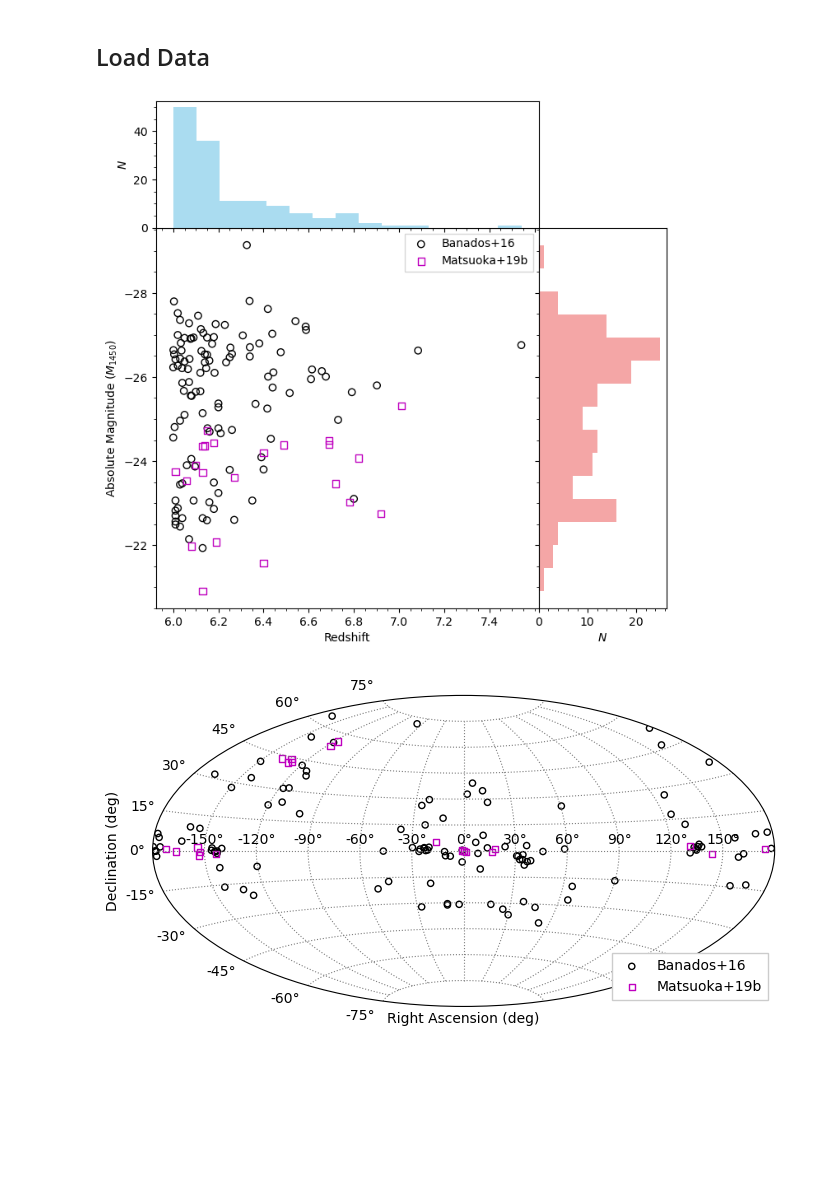
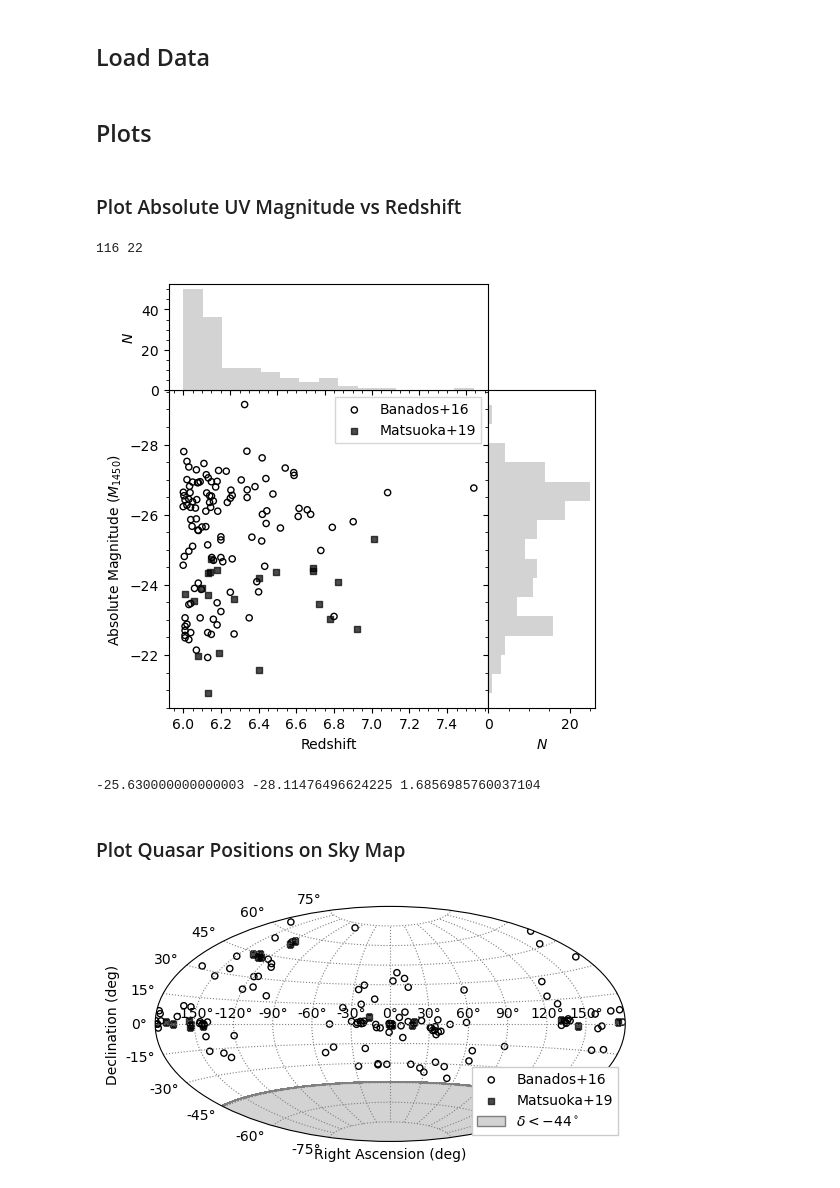
Before and after one commit to pm-keller/qsoimg, a Jupyter notebook: nbooks/catalog_plots.ipynb, the cells around one changed output. Cells and saved outputs as stored; diff of their text form; code cells hidden in the pictures; blank space fills up the shorter version.

```diff
--- a/nbooks/catalog_plots.ipynb
+++ b/nbooks/catalog_plots.ipynb
@@ -15,83 +16,112 @@ import matplotlib.pyplot as plt
 # %% [markdown]
 ## Load Data
 # %%
+# directory where the L-Band continuum images are stored
 imdir = "/rds/user/pmk46/hpc-work/19A-056/final"
-qso_catalog = QTable.read('Quasar_catalog_Banados+16_Matsuoka+19a_Matsuoka+19b_Wang+18_Wang+19_Reed+19_Yang+20.txt', format='ascii')
-z_list, M_list, ra_list, dec_list, authors = [], [], [], [], []
+
+# path to catalogue table
+qso_catalog = QTable.read('../tables/Quasar_catalog_Banados+16_Matsuoka+19a_Matsuoka+19b_Wang+18_Wang+19_Reed+19_Yang+20.txt', format='ascii')
+
+# initialise data lists
+ref_names, z_list, M_list, ra_list, dec_list, authors = [], [], [], [], [], []
 obsnames = []
 
+# get quasar names from images
 for i, imfits in enumerate(glob.glob(os.path.join(imdir, "images/*.fits"))):
     obsname = list(imfits.split("/")[-1][:14])
     obsname[3] = "_"
     obsname = "".join(obsname)
     obsnames.append(obsname)
 
-    image_data = fits.open(imfits)[0].data[0, 0]
-
+# load catalogue data
 for row in qso_catalog:
     if row["QSO-Name"] in obsnames:
+        ref_names.append(row["Ref-Name"].replace("~", " ").replace("--", "-"))
         z_list.append(row["Redshift"])
         M_list.append(row["M_1450"])
         authors.append(row["Ref"])
         ra_list.append(row["RA"])
         dec_list.append(row["Dec"])
 
+# convert lists to numpy arrays
+ref_names = np.array(ref_names)
 z_list = np.array(z_list)
 M_list = np.array(M_list)
 ra_list = np.array(ra_list)
 dec_list = np.array(dec_list)
 authors = np.array(authors)
+
+# load Banados+16 quasars
+banados16 = np.loadtxt("/rds/user/pmk46/hpc-work/19A-056/pipeline/tables/Banados+16.txt", dtype=str, delimiter=",").T
+names = np.array([name.strip() for name in banados16[0]])
+# %% [markdown]
+## Plots
+# %% [markdown]
+### Plot Absolute UV Magnitude vs Redshift
 # %%
 # Create figure and axes
-fig = plt.figure(figsize=(8, 8))
+fig = plt.figure(figsize=(5.5, 5.5))
+
+# Create subplots
 gs = fig.add_gridspec(4, 4)
 ax_main = fig.add_subplot(gs[1:4, 0:3])
 ax_histx = fig.add_subplot(gs[0, 0:3])
 ax_histy = fig.add_subplot(gs[1:4, 3])
 
 # Scatter plot
-ax_main.scatter(z_list[authors=="Banados+16"], M_list[authors=="Banados+16"], c="None", edgecolors="k", marker="o", label="Banados+16")
+print(len(z_list[authors=="Banados+16"]), len(z_list[authors=="Matsuoka+19b"]))
+ax_main.scatter(z_list[authors=="Banados+16"], M_list[authors=="Banados+16"], c="None", edgecolors="k", marker="o", s=20, label="Banados+16")
+ax_main.scatter(z_list[authors=="Matsuoka+19b"], M_list[authors=="Matsuoka+19b"], alpha=0.7, c="k", edgecolors="k", s=20, marker="s", label="Matsuoka+19")
+
+# THESE ARE CURRENTLY NOT INCLUDED IN OUR SURVEY
 #ax_main.scatter(z_list[authors=="Matsuoka+19a"], M_list[authors=="Matsuoka+19a"], c="None", edgecolors="b", marker="o", label="Matsuoka+19a")
-ax_main.scatter(z_list[authors=="Matsuoka+19b"], M_list[authors=="Matsuoka+19b"], c="None", edgecolors="m", marker="s", label="Matsuoka+19b")
 #ax_main.scatter(z_list[authors=="Wang+18"], M_list[authors=="Wang+18"], c="None", edgecolors="r", label="Wang+18")
 #ax_main.scatter(z_list[authors=="Wang+19"], M_list[authors=="Wang+19"], c="None", edgecolors="orange", label="Wang+19")
 #ax_main.scatter(z_list[authors=="Reed+19"], M_list[authors=="Reed+19"], c="None", edgecolors="c", label="Reed+19")
 #ax_main.scatter(z_list[authors=="Yang+20"], M_list[authors=="Yang+20"], c="None", edgecolors="g", label="Yang+20")
+
 ax_main.invert_yaxis()
 ax_main.legend(fancybox=False)
 
 # Histogram along the x-axis
-ax_histx.hist(z_list, bins=15, color='skyblue', alpha=0.7, orientation='vertical')
+ax_histx.hist(z_list, bins=15, color='lightgray', alpha=1.0,  orientation='vertical')
 ax_histx.set_ylabel(r"$N$")
 ax_histx.set_xticklabels([])
 
 # Histogram along the y-axis
-ax_histy.hist(M_list, bins=15, color='lightcoral', alpha=0.7, orientation='horizontal')
+ax_histy.hist(M_list, bins=15, color='lightgray', alpha=1.0,  orientation='horizontal')
 ax_histy.set_xlabel(r"$N$")
 ax_histy.set_yticklabels([])
 ax_histy.invert_yaxis()
 
 # Set shared axis labels
 ax_main.set_xlabel(r"Redshift")
 ax_main.set_ylabel(r"Absolute Magnitude ($M_{1450}$)")
 
 # Set tick labels for the main plot
 ax_main.set_xticks(np.arange(6.0, 7.6, 0.2))  # Set x-tick locations
 ax_main.set_yticks(np.arange(-28, -20, 2))  # Set y-tick locations
 
+# Set minorticks
 ax_main.minorticks_on()
 ax_histx.minorticks_on()
 ax_histy.minorticks_on()
 
 # Adjust spacing between subplots
 plt.subplots_adjust(wspace=0, hspace=0)
-#plt.tight_layout()
 
+# Save plot
 plt.savefig("../../plots/M_vs_z.pdf")
-# Show the plot
-plt.show()
 # %% [output]
+116 22
-[figure, old version]
+[figure, new version]
+# %%
+print("Median M1450: ", np.median(M_list))
+print("Median Redshift: ", np.median(z_list))
+# %% [output]
+-25.630000000000003 -28.11476496624225 1.6856985760037104
+# %% [markdown]
+### Plot Quasar Positions on Sky Map
 # %%
 # Create a WCS object for the all-sky map
 wcs = WCS(naxis=2)
@@ -107,20 +137,26 @@ coords = SkyCoord(ra_list, dec_list, unit=(u.hourangle, u.deg))
 ra_deg = coords.ra.wrap_at(180 * u.deg).radian
 dec_deg = coords.dec.radian
 
-# Plotting
-fig = plt.figure(figsize=(7, 4))
+# Initialise plot and projection
+fig = plt.figure(figsize=(5.5, 3.0))
 ax = fig.add_subplot(111, projection="aitoff")
+
+# Scatter plot
 ax.scatter(ra_deg[authors=="Banados+16"], dec_deg[authors=="Banados+16"], color="None", edgecolor="k", alpha=1, marker="o", s=20, label="Banados+16")
-ax.scatter(ra_deg[authors=="Matsuoka+19b"], dec_deg[authors=="Matsuoka+19b"], color="None", edgecolor="m", alpha=1, marker="s", s=20, label="Matsuoka+19b")
+ax.scatter(ra_deg[authors=="Matsuoka+19b"], dec_deg[authors=="Matsuoka+19b"], alpha=0.7, color="k", edgecolor="k", marker="s", s=20, label="Matsuoka+19")
+
+# Shade area that is not covered by JVLA
+ax.fill_between(np.linspace(-180, 180, 1000), -44 / 180  * np.pi * np.ones(1000), -np.pi/2 * np.ones(1000), color="gray", facecolor="lightgray", label=r"$\delta<-44^\circ$")
+
+# Set grid, ticks, labels and legend
 ax.grid(color='gray', linestyle='dotted')
+ax.minorticks_on()
 ax.set_xlabel('Right Ascension (deg)')
 ax.set_ylabel('Declination (deg)')
 ax.legend(loc=4, framealpha=1, fancybox=False)
 
+# Save plot
 plt.tight_layout()
 plt.savefig("../../plots/qso_sky_map.pdf")
-
-
-plt.show()
 # %% [output]
-[figure, old version]
+[figure, new version]
```
Also changed, not shown: parts of 5 cells of this notebook, 45 other files.
